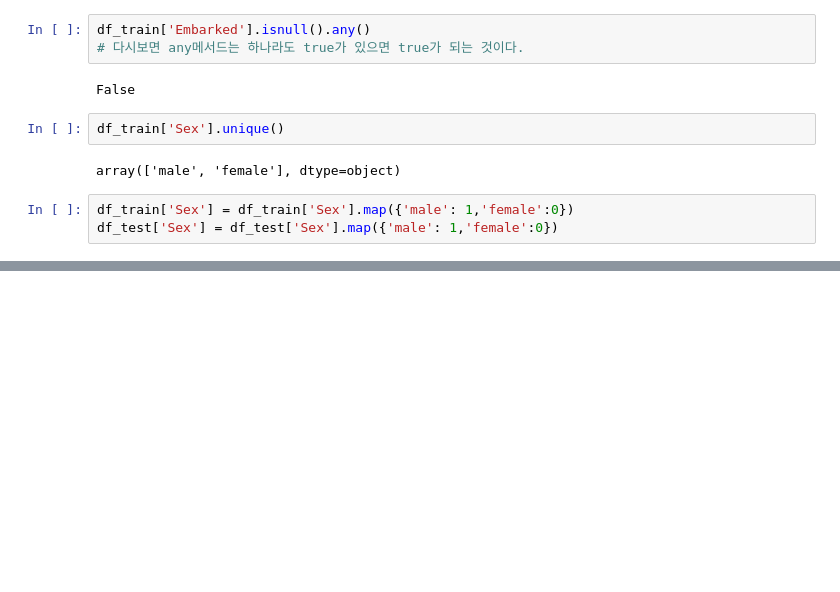
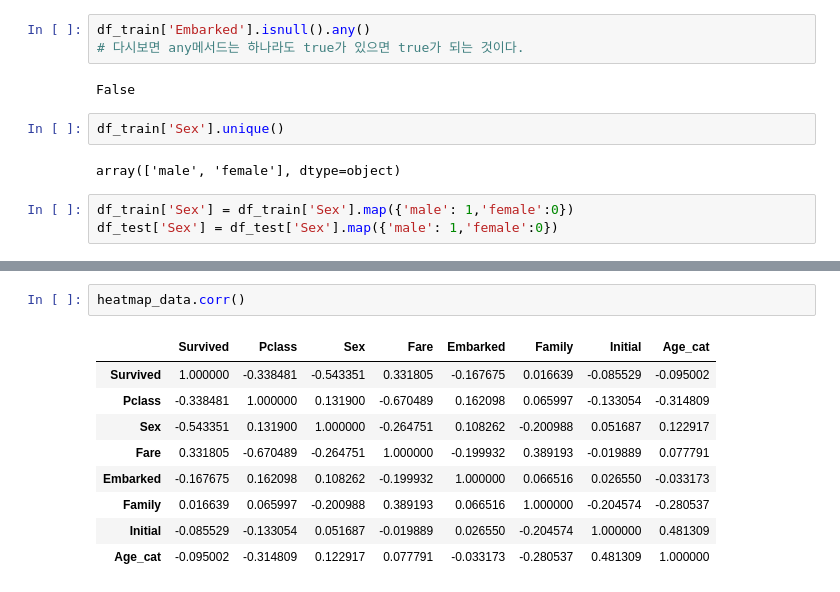
Before and after one commit to TaeJeong-Park-dev/Kaggle, a Jupyter notebook: Titanic/myfirst_data_analysis_for_titanic.ipynb, the cells around one changed output, grey strips where cells are left out. Drawn from its saved outputs; the diff is of its cells as text; blank space fills up the shorter version.

```diff
--- a/Titanic/myfirst_data_analysis_for_titanic.ipynb
+++ b/Titanic/myfirst_data_analysis_for_titanic.ipynb
@@ -916,0 +926,12 @@ df_test['Sex'] = df_test['Sex'].map({'male': 1,'female':0})
+# %%
+heatmap_data.corr()
+# %% [output]
+|  | Survived | Pclass | Sex | Fare | Embarked | Family | Initial | Age_cat |
+| Survived | 1.000000 | -0.338481 | -0.543351 | 0.331805 | -0.167675 | 0.016639 | -0.085529 | -0.095002 |
+| Pclass | -0.338481 | 1.000000 | 0.131900 | -0.670489 | 0.162098 | 0.065997 | -0.133054 | -0.314809 |
+| Sex | -0.543351 | 0.131900 | 1.000000 | -0.264751 | 0.108262 | -0.200988 | 0.051687 | 0.122917 |
+| Fare | 0.331805 | -0.670489 | -0.264751 | 1.000000 | -0.199932 | 0.389193 | -0.019889 | 0.077791 |
+| Embarked | -0.167675 | 0.162098 | 0.108262 | -0.199932 | 1.000000 | 0.066516 | 0.026550 | -0.033173 |
+| Family | 0.016639 | 0.065997 | -0.200988 | 0.389193 | 0.066516 | 1.000000 | -0.204574 | -0.280537 |
+| Initial | -0.085529 | -0.133054 | 0.051687 | -0.019889 | 0.026550 | -0.204574 | 1.000000 | 0.481309 |
+| Age_cat | -0.095002 | -0.314809 | 0.122917 | 0.077791 | -0.033173 | -0.280537 | 0.481309 | 1.000000 |
```
Also changed, not shown: parts of 8 cells of this notebook.
